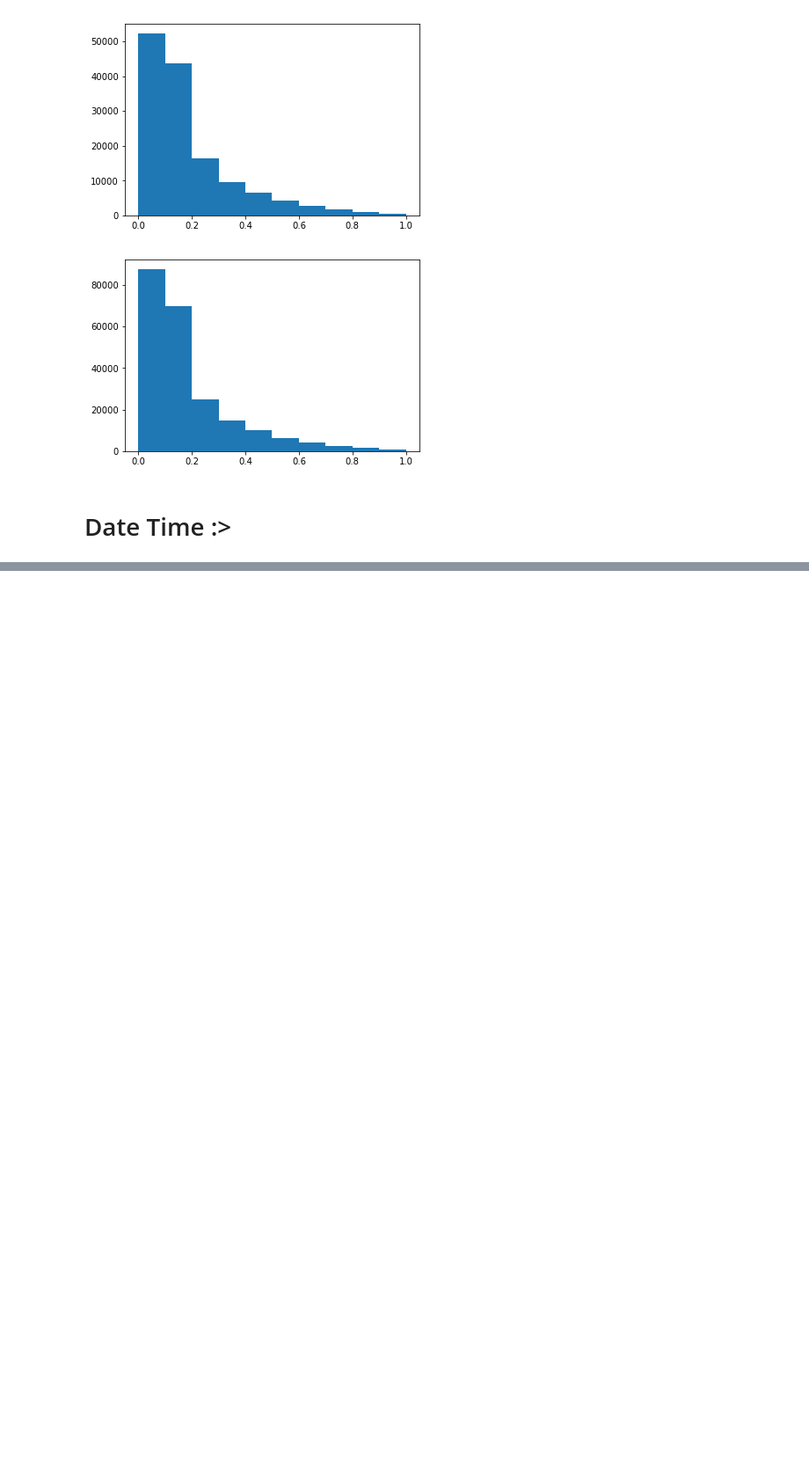
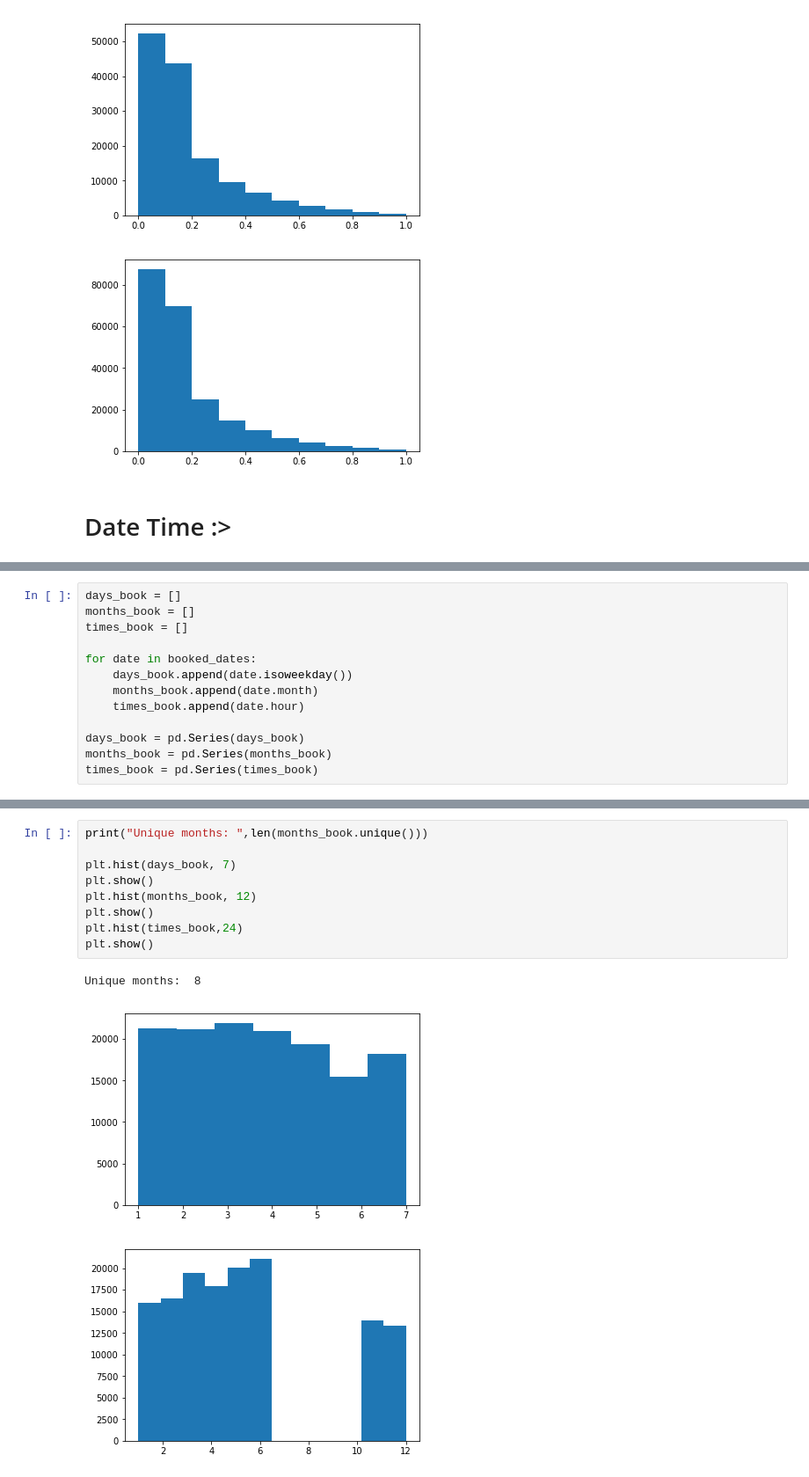
Before and after one commit to popoiopo/dataMining, a Jupyter notebook: Data exploration Julia.ipynb, the cells around one changed output, grey strips where cells are left out. Shown at 88% size. Drawn from its saved outputs; the diff is of its cells as text; blank space fills up the shorter version.

```diff
--- a/Data exploration Julia.ipynb
+++ b/Data exploration Julia.ipynb
@@ -153,0 +205,13 @@ AttributeError: 'Timestamp' object has no attribute 'month_name'
+# %%
+days_book = []
+months_book = []
+times_book = []
+
+for date in booked_dates:
+    days_book.append(date.isoweekday())
+    months_book.append(date.month)
+    times_book.append(date.hour)
+
+days_book = pd.Series(days_book)
+months_book = pd.Series(months_book)
+times_book = pd.Series(times_book)
@@ -153,0 +232,13 @@ AttributeError: 'Timestamp' object has no attribute 'month_name'
+# %%
+print("Unique months: ",len(months_book.unique()))
+
+plt.hist(days_book, 7)
+plt.show()
+plt.hist(months_book, 12)
+plt.show()
+plt.hist(times_book,24)
+plt.show()
+# %% [output]
+Unique months:  8
+[figure, added]
+[figure, added]
```
Also changed, not shown: parts of 19 cells of this notebook.
